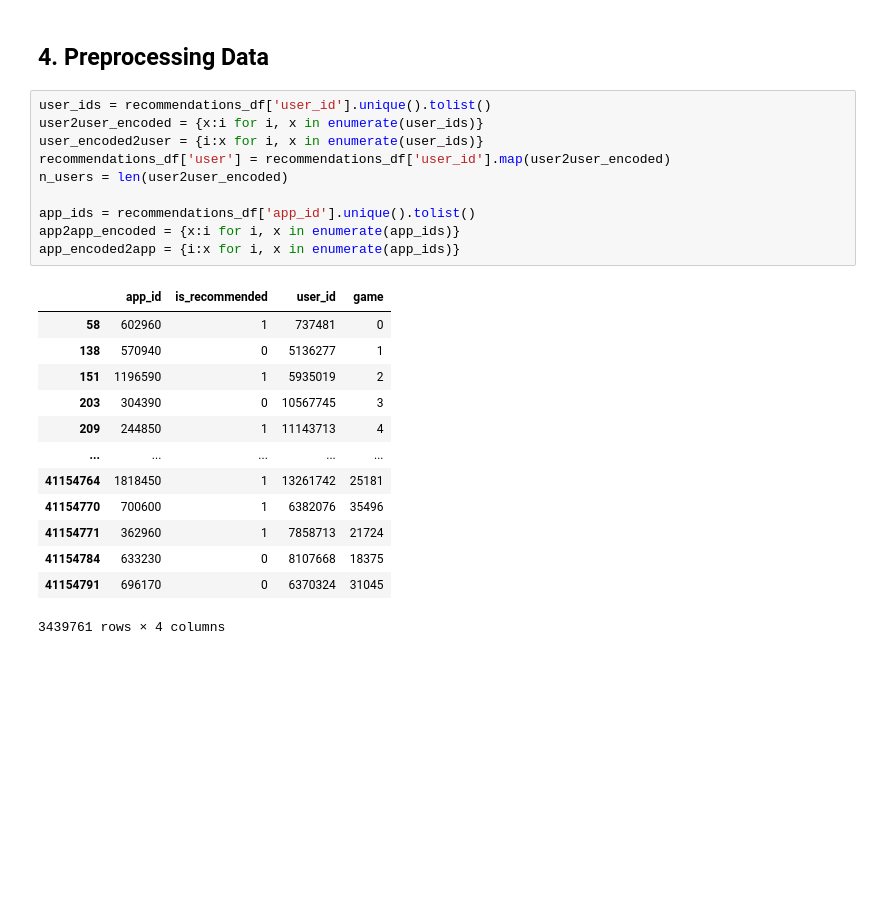
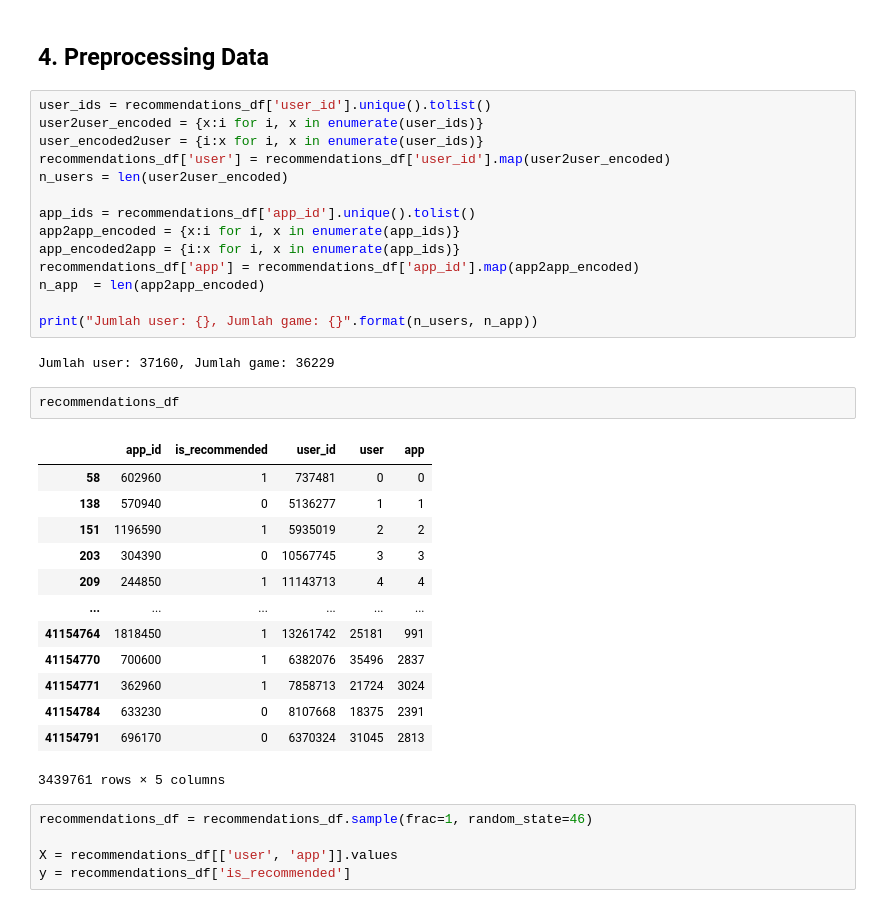
Before and after one commit to zhulkhoirr/Steam-Recommendation-System, a Jupyter notebook: SteamRecommendationSystem.ipynb, the cells around one changed output. Saved outputs shown, nothing was run; the diff lists cells and outputs as text; blank space fills up the shorter version.

```diff
--- a/SteamRecommendationSystem.ipynb
+++ b/SteamRecommendationSystem.ipynb
@@ -173,17 +173,30 @@ n_users = len(user2user_encoded)
 app_ids = recommendations_df['app_id'].unique().tolist()
 app2app_encoded = {x:i for i, x in enumerate(app_ids)}
 app_encoded2app = {i:x for i, x in enumerate(app_ids)}
+recommendations_df['app'] = recommendations_df['app_id'].map(app2app_encoded)
+n_app  = len(app2app_encoded)
+
+print("Jumlah user: {}, Jumlah game: {}".format(n_users, n_app))
 # %% [output]
-|  | app_id | is_recommended | user_id | game |
-| 58 | 602960 | 1 | 737481 | 0 |
-| 138 | 570940 | 0 | 5136277 | 1 |
-| 151 | 1196590 | 1 | 5935019 | 2 |
-| 203 | 304390 | 0 | 10567745 | 3 |
-| 209 | 244850 | 1 | 11143713 | 4 |
-| ... | ... | ... | ... | ... |
-| 41154764 | 1818450 | 1 | 13261742 | 25181 |
-| 41154770 | 700600 | 1 | 6382076 | 35496 |
-| 41154771 | 362960 | 1 | 7858713 | 21724 |
-| 41154784 | 633230 | 0 | 8107668 | 18375 |
-| 41154791 | 696170 | 0 | 6370324 | 31045 |
-3439761 rows × 4 columns
+Jumlah user: 37160, Jumlah game: 36229
+# %%
+recommendations_df
+# %% [output]
+|  | app_id | is_recommended | user_id | user | app |
+| 58 | 602960 | 1 | 737481 | 0 | 0 |
+| 138 | 570940 | 0 | 5136277 | 1 | 1 |
+| 151 | 1196590 | 1 | 5935019 | 2 | 2 |
+| 203 | 304390 | 0 | 10567745 | 3 | 3 |
+| 209 | 244850 | 1 | 11143713 | 4 | 4 |
+| ... | ... | ... | ... | ... | ... |
+| 41154764 | 1818450 | 1 | 13261742 | 25181 | 991 |
+| 41154770 | 700600 | 1 | 6382076 | 35496 | 2837 |
+| 41154771 | 362960 | 1 | 7858713 | 21724 | 3024 |
+| 41154784 | 633230 | 0 | 8107668 | 18375 | 2391 |
+| 41154791 | 696170 | 0 | 6370324 | 31045 | 2813 |
+3439761 rows × 5 columns
+# %%
+recommendations_df = recommendations_df.sample(frac=1, random_state=46)
+
+X = recommendations_df[['user', 'app']].values
+y = recommendations_df['is_recommended']
```
Also changed, not shown: parts of 12 cells of this notebook.
